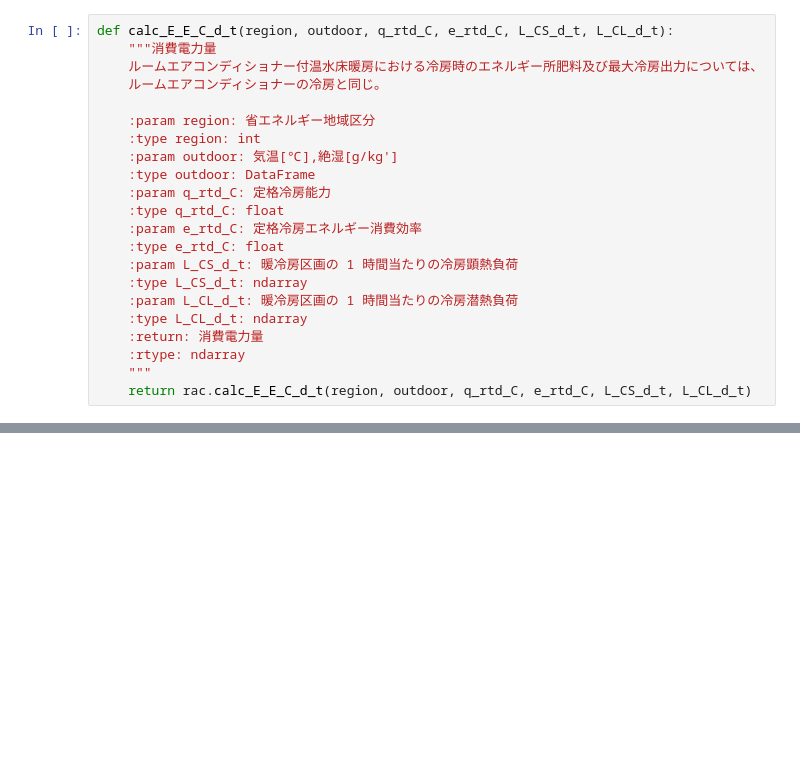
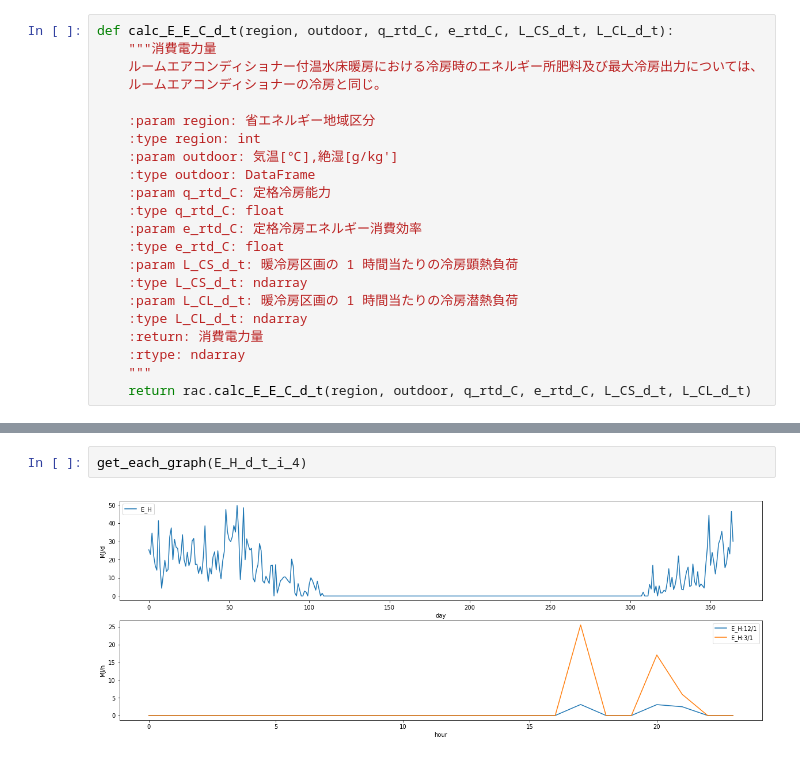
Before and after one commit to BRI-EES-House/Logic-EES-WEB, a Jupyter notebook: s04_08_hot_water_floor_heating_with_rac.ipynb, the cells around one changed output, grey strips where cells are left out. Drawn from its saved outputs; the diff is of its cells as text; blank space fills up the shorter version.

```diff
--- a/s04_08_hot_water_floor_heating_with_rac.ipynb
+++ b/s04_08_hot_water_floor_heating_with_rac.ipynb
@@ -1349,0 +1567,4 @@ def calc_E_E_C_d_t(region, outdoor, q_rtd_C, e_rtd_C, L_CS_d_t, L_CL_d_t):
+# %%
+get_each_graph(E_H_d_t_i_4)
+# %% [output]
+[figure, added]
```
Also changed, not shown: parts of 18 cells of this notebook.
